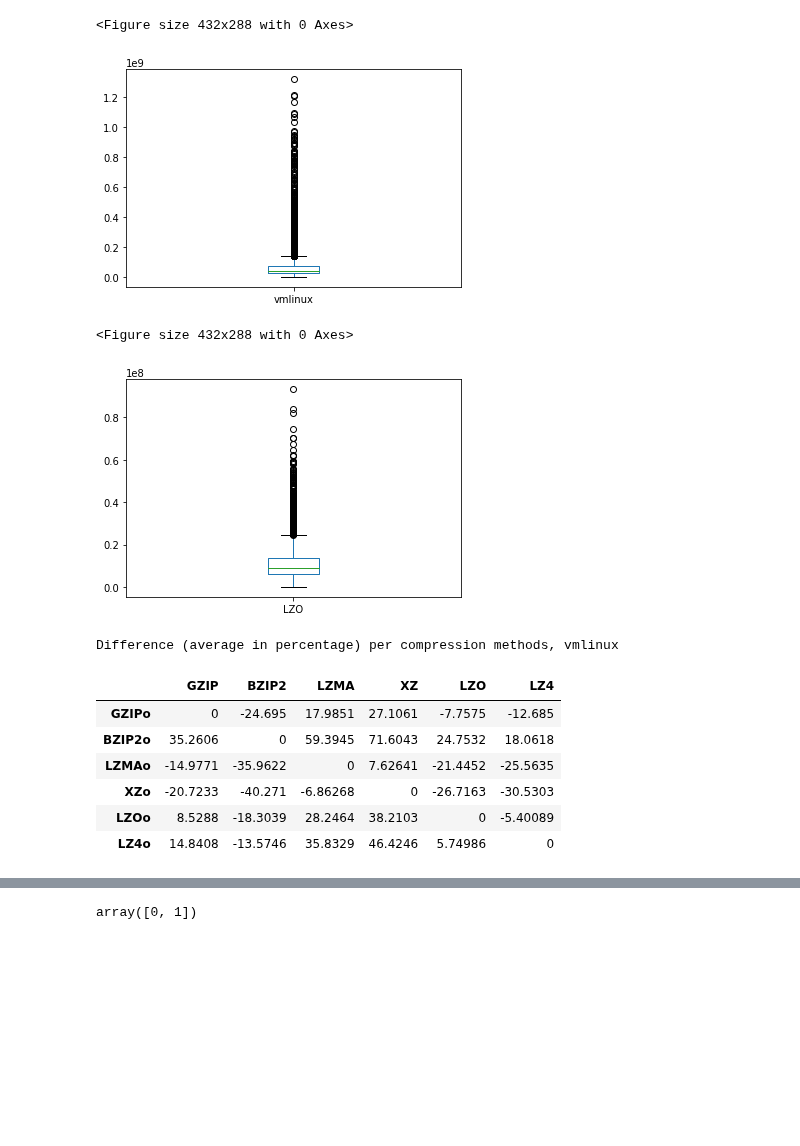
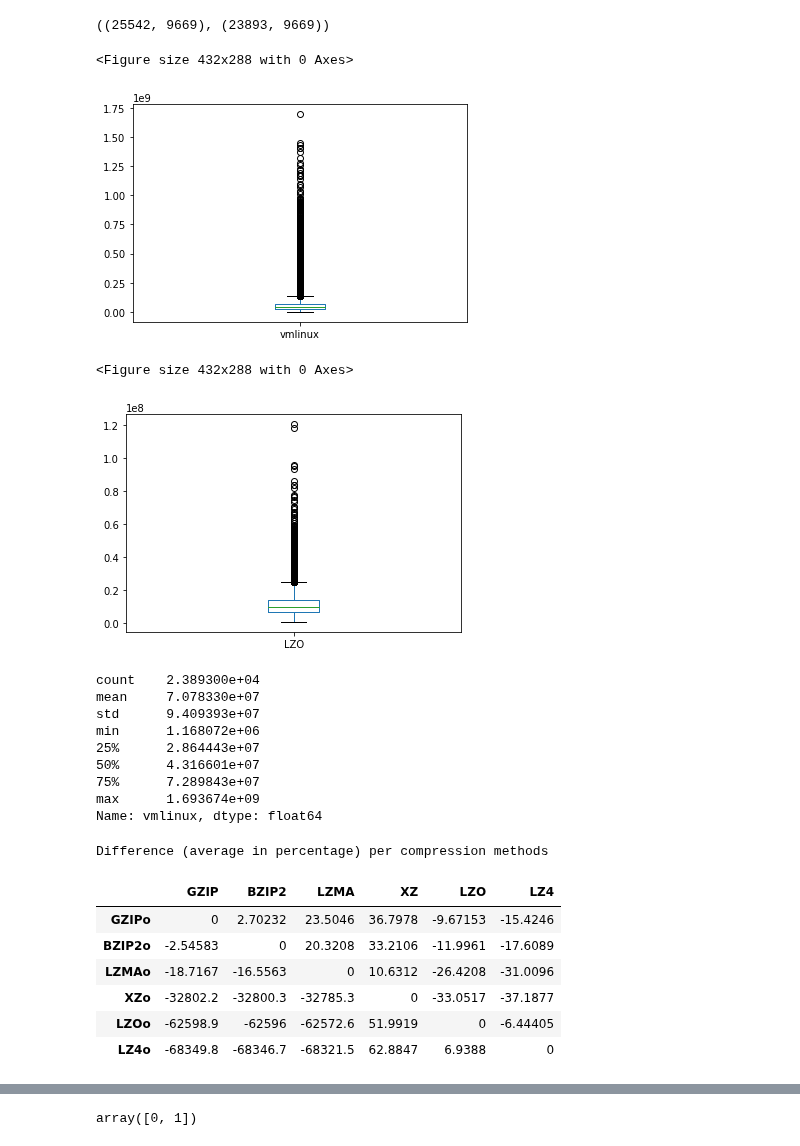
Before and after one commit to garandria/ProjetIrma, a Jupyter notebook: csv_kernels/TUXML-basic.ipynb, the cells around one changed output, grey strips where cells are left out. Drawn from its saved outputs; the diff is of its cells as text; code cells hidden in the pictures; blank space fills up the shorter version.

```diff
--- a/csv_kernels/TUXML-basic.ipynb
+++ b/csv_kernels/TUXML-basic.ipynb
@@ -11,6 +11,10 @@ basic_head = ["cid", "time", "compile", "vmlinux", "GZIP-bzImage", "GZIP-vmlinux
               "BZIP2-vmlinux", "BZIP2", "LZMA-bzImage", "LZMA-vmlinux", "LZMA", "XZ-bzImage", "XZ-vmlinux", "XZ",
               "LZO-bzImage", "LZO-vmlinux", "LZO", "LZ4-bzImage", "LZ4-vmlinux", "LZ4"]
 
+
+size_methods = ["vmlinux", "GZIP-bzImage", "GZIP-vmlinux", "GZIP", "BZIP2-bzImage",
+              "BZIP2-vmlinux", "BZIP2", "LZMA-bzImage", "LZMA-vmlinux", "LZMA", "XZ-bzImage", "XZ-vmlinux", "XZ",
+              "LZO-bzImage", "LZO-vmlinux", "LZO", "LZ4-bzImage", "LZ4-vmlinux", "LZ4"]
 
 tri_state_values = ['y', 'n', 'm']
 
@@ -43,12 +47,15 @@ for col in rawtuxdata:
         #    except:
         #        print('Column', ' ', col, ' cannot be converted to category.')
     else:
-        non_tristate_options.append(col)
+        if not (col in size_methods):
+            non_tristate_options.append(col)
 
 
 ### TODO: we want to keep all quantitative values!
-non_tristate_options.remove('LZO') # ('vmlinux')
+# non_tristate_options.remove('LZO') # ('vmlinux')
 
+# we want to keep measurements (that are not tristate ;))
+# non_tristate_options = list(set(non_tristate_options) - set(size_methods))
 
 #### print options with unique values
 # options with only one value eg always "y"
@@ -111,30 +118,35 @@ rawtuxdata[:20]
+# %%
+rawtuxdata.shape, rawtuxdata[rawtuxdata['vmlinux'] != -1].shape
+# %% [output]
+((25542, 9669), (23893, 9669))
 # %%
 plt.figure()
-pd.DataFrame(rawtuxdata['vmlinux']).plot.box()
+pd.DataFrame(rawtuxdata[rawtuxdata['vmlinux'] != -1]['vmlinux']).plot.box()
 plt.show()
 
 plt.figure()
-pd.DataFrame(rawtuxdata['LZO']).plot.box()
+pd.DataFrame(rawtuxdata[rawtuxdata['vmlinux'] != -1]['LZO']).plot.box()
 plt.show()
+
+
+rawtuxdata[rawtuxdata['vmlinux'] != -1]['vmlinux'].describe()
 # %% [output]
 <Figure size 432x288 with 0 Axes>
-[figure, old version]
+[figure, new version]
 <Figure size 432x288 with 0 Axes>
-[figure, old version]
+[figure, new version]
+count    2.389300e+04
+mean     7.078330e+07
+std      9.409393e+07
+min      1.168072e+06
+25%      2.864443e+07
+50%      4.316601e+07
+75%      7.289843e+07
+max      1.693674e+09
+Name: vmlinux, dtype: float64
 # %%
 import scipy.stats
 import seaborn as sns
-
-
-size_methods = ["vmlinux", "GZIP-bzImage", "GZIP-vmlinux", "GZIP", "BZIP2-bzImage",
-              "BZIP2-vmlinux", "BZIP2", "LZMA-bzImage", "LZMA-vmlinux", "LZMA", "XZ-bzImage", "XZ-vmlinux", "XZ",
-              "LZO-bzImage", "LZO-vmlinux", "LZO", "LZ4-bzImage", "LZ4-vmlinux", "LZ4"]
-n_size_methods = len(size_methods)
-
-cm = sns.light_palette("green", as_cmap=True)
-pd.DataFrame.corr(rawtuxdata[size_methods]).style.set_caption('Correlations between size measures').background_gradient(cmap=cm)
-
-
 
 
 
@@ -159,10 +171,9 @@ def compareCompress(size_measure_of_interest): #"" # "-vmlinux" #"-bzImage" # pr
 
 #cmy = sns.light_palette("red", as_cmap=True)
 compareCompress("").style.set_caption('Difference (average in percentage) per compression methods').applymap(color_negative_positive)
-compareCompress("-bzImage").style.set_caption('Difference (average in percentage) per compression methods, bzImage').applymap(color_negative_positive)
-compareCompress("-vmlinux").style.set_caption('Difference (average in percentage) per compression methods, vmlinux').applymap(color_negative_positive)
 
 #(rawtuxdata["XZ-vmlinux"] - rawtuxdata["BZIP2-vmlinux"]).plot.box()
+# n_size_methods = len(size_methods)
 #corr_sizes = [[0 for x in range(n_size_methods)] for y in range(n_size_methods)]
 #i = 0
 #j = 0
@@ -176,11 +187,11 @@ compareCompress("-vmlinux").style.set_caption('Difference (average in percentage
 #        j = j + 1
 #    i = i + 1
 # %% [output]
-Difference (average in percentage) per compression methods, vmlinux
+Difference (average in percentage) per compression methods
 |  | GZIP | BZIP2 | LZMA | XZ | LZO | LZ4 |
-| GZIPo | 0 | -24.695 | 17.9851 | 27.1061 | -7.7575 | -12.685 |
-| BZIP2o | 35.2606 | 0 | 59.3945 | 71.6043 | 24.7532 | 18.0618 |
-| LZMAo | -14.9771 | -35.9622 | 0 | 7.62641 | -21.4452 | -25.5635 |
-| XZo | -20.7233 | -40.271 | -6.86268 | 0 | -26.7163 | -30.5303 |
-| LZOo | 8.5288 | -18.3039 | 28.2464 | 38.2103 | 0 | -5.40089 |
-| LZ4o | 14.8408 | -13.5746 | 35.8329 | 46.4246 | 5.74986 | 0 |
+| GZIPo | 0 | 2.70232 | 23.5046 | 36.7978 | -9.67153 | -15.4246 |
+| BZIP2o | -2.54583 | 0 | 20.3208 | 33.2106 | -11.9961 | -17.6089 |
+| LZMAo | -18.7167 | -16.5563 | 0 | 10.6312 | -26.4208 | -31.0096 |
+| XZo | -32802.2 | -32800.3 | -32785.3 | 0 | -33.0517 | -37.1877 |
+| LZOo | -62598.9 | -62596 | -62572.6 | 51.9919 | 0 | -6.44405 |
+| LZ4o | -68349.8 | -68346.7 | -68321.5 | 62.8847 | 6.9388 | 0 |
```
Also changed, not shown: parts of 12 cells of this notebook, 9 other files.
